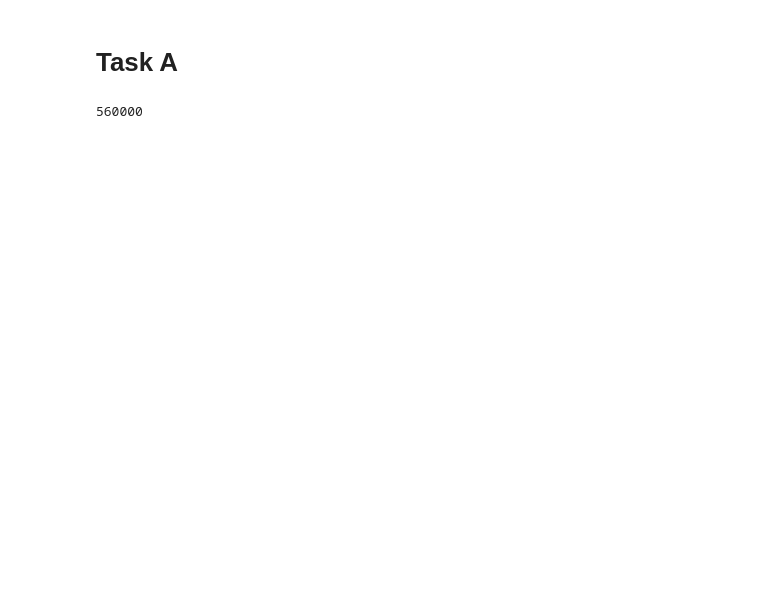
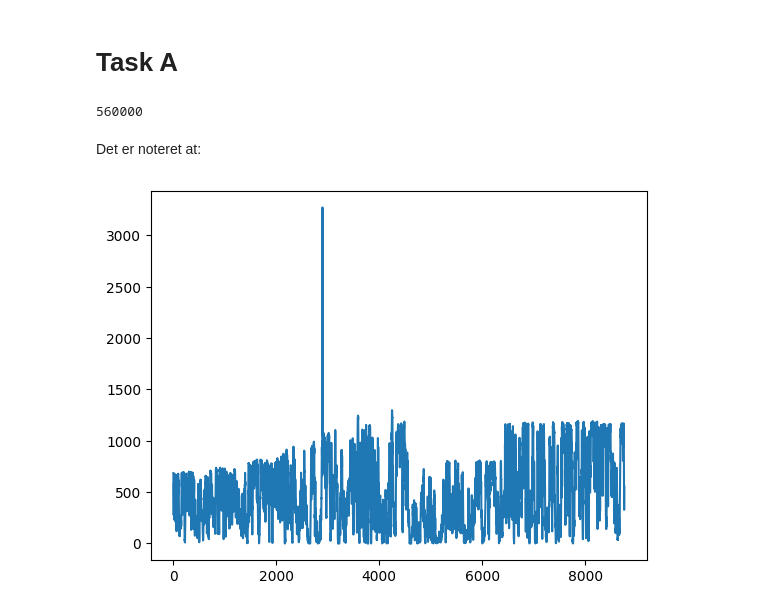
Before and after one commit to jeppebyberg/ieg, a Jupyter notebook: project.ipynb, the cells around one changed output. Saved outputs shown, nothing was run; the diff lists cells and outputs as text; code cells hidden in the pictures; blank space fills up the shorter version.

```diff
--- a/project.ipynb
+++ b/project.ipynb
@@ -116,3 +114,10 @@ class BuildBaseNetwork:
 technology_data['onshorewind']['Capital_cost']
 # %% [output]
 560000
+# %% [markdown]
+Det er noteret at:
+# %%
+plt.plot(DataGeneration(year = 2019, region = 'DK_1').data['wind_offshore_generation_actual'].values)
+plt.show()
+# %% [output]
+[figure, added]
```
Also changed, not shown: parts of 7 cells of this notebook, 7 other files.
